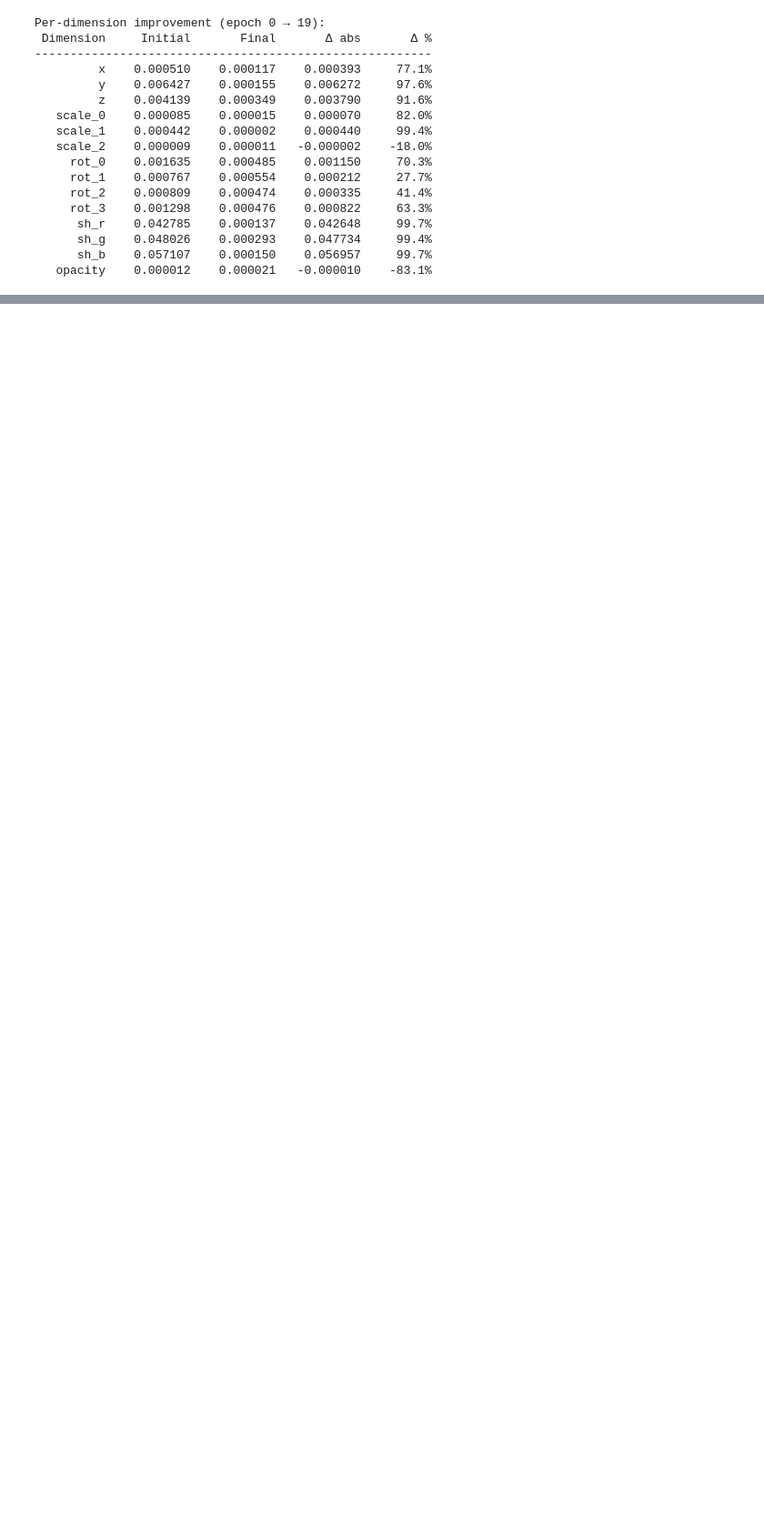
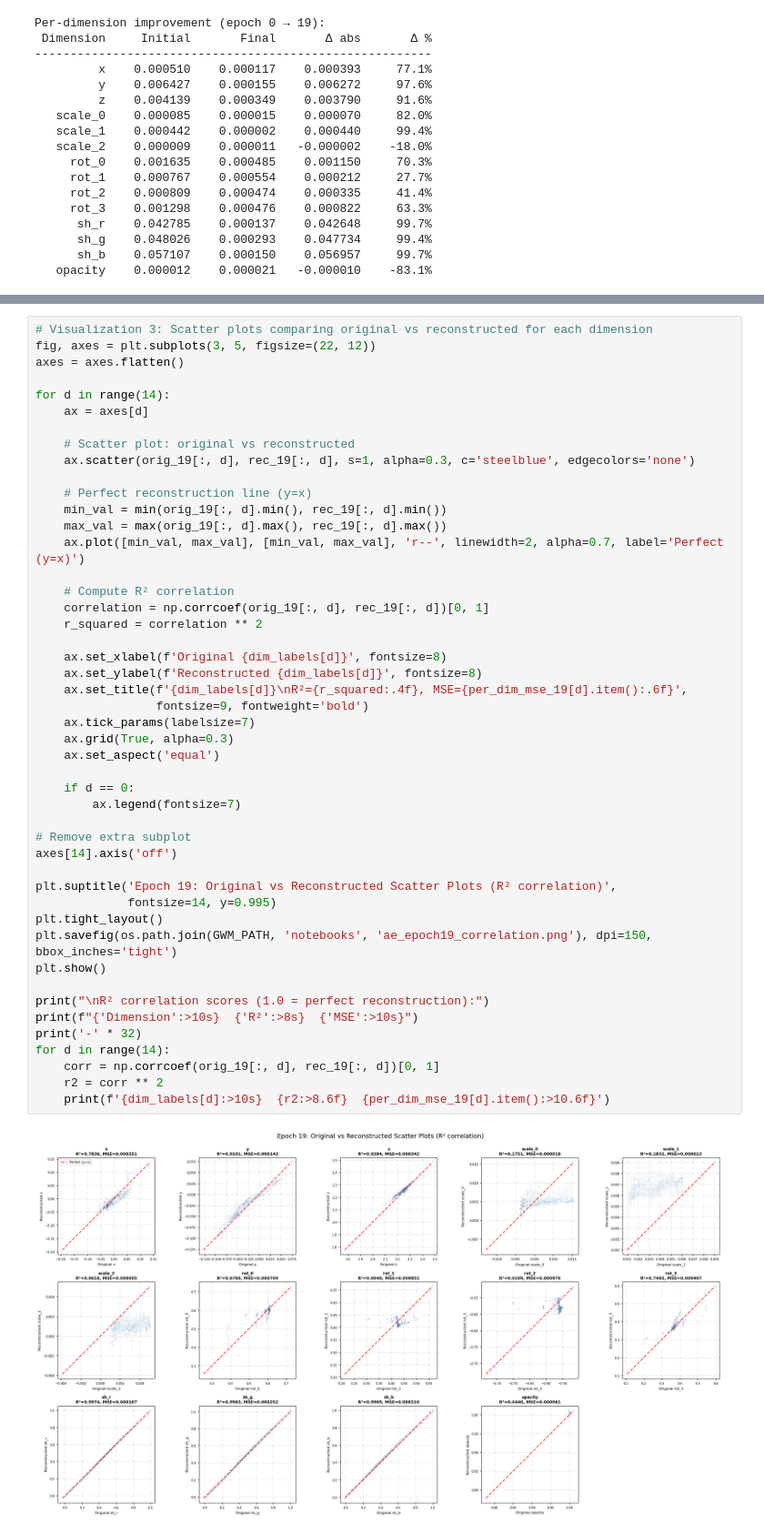
Before and after one commit to frankcholula/gaussianwm, a Jupyter notebook: notebooks/ae_reconstruction.ipynb, the cells around one changed output, grey strips where cells are left out. Shown at 91% size. Drawn from its saved outputs; the diff is of its cells as text; blank space fills up the shorter version.

```diff
--- a/notebooks/ae_reconstruction.ipynb
+++ b/notebooks/ae_reconstruction.ipynb
@@ -582,0 +665,49 @@ MSE Summary:
+# %%
+# Visualization 3: Scatter plots comparing original vs reconstructed for each dimension
+fig, axes = plt.subplots(3, 5, figsize=(22, 12))
+axes = axes.flatten()
+
+for d in range(14):
+    ax = axes[d]
+
+    # Scatter plot: original vs reconstructed
+    ax.scatter(orig_19[:, d], rec_19[:, d], s=1, alpha=0.3, c='steelblue', edgecolors='none')
+
+    # Perfect reconstruction line (y=x)
+    min_val = min(orig_19[:, d].min(), rec_19[:, d].min())
+    max_val = max(orig_19[:, d].max(), rec_19[:, d].max())
+    ax.plot([min_val, max_val], [min_val, max_val], 'r--', linewidth=2, alpha=0.7, label='Perfect (y=x)')
+
+    # Compute R² correlation
+    correlation = np.corrcoef(orig_19[:, d], rec_19[:, d])[0, 1]
+    r_squared = correlation ** 2
+
+    ax.set_xlabel(f'Original {dim_labels[d]}', fontsize=8)
+    ax.set_ylabel(f'Reconstructed {dim_labels[d]}', fontsize=8)
+    ax.set_title(f'{dim_labels[d]}\nR²={r_squared:.4f}, MSE={per_dim_mse_19[d].item():.6f}',
+                 fontsize=9, fontweight='bold')
+    ax.tick_params(labelsize=7)
+    ax.grid(True, alpha=0.3)
+    ax.set_aspect('equal')
+
+    if d == 0:
+        ax.legend(fontsize=7)
+
+# Remove extra subplot
+axes[14].axis('off')
+
+plt.suptitle('Epoch 19: Original vs Reconstructed Scatter Plots (R² correlation)',
+             fontsize=14, y=0.995)
+plt.tight_layout()
+plt.savefig(os.path.join(GWM_PATH, 'notebooks', 'ae_epoch19_correlation.png'), dpi=150, bbox_inches='tight')
+plt.show()
+
+print("\nR² correlation scores (1.0 = perfect reconstruction):")
+print(f"{'Dimension':>10s}  {'R²':>8s}  {'MSE':>10s}")
+print('-' * 32)
+for d in range(14):
+    corr = np.corrcoef(orig_19[:, d], rec_19[:, d])[0, 1]
+    r2 = corr ** 2
+    print(f'{dim_labels[d]:>10s}  {r2:>8.6f}  {per_dim_mse_19[d].item():>10.6f}')
+# %% [output]
+[figure, added]
```
Also changed, not shown: parts of 17 cells of this notebook, 12 other files.
